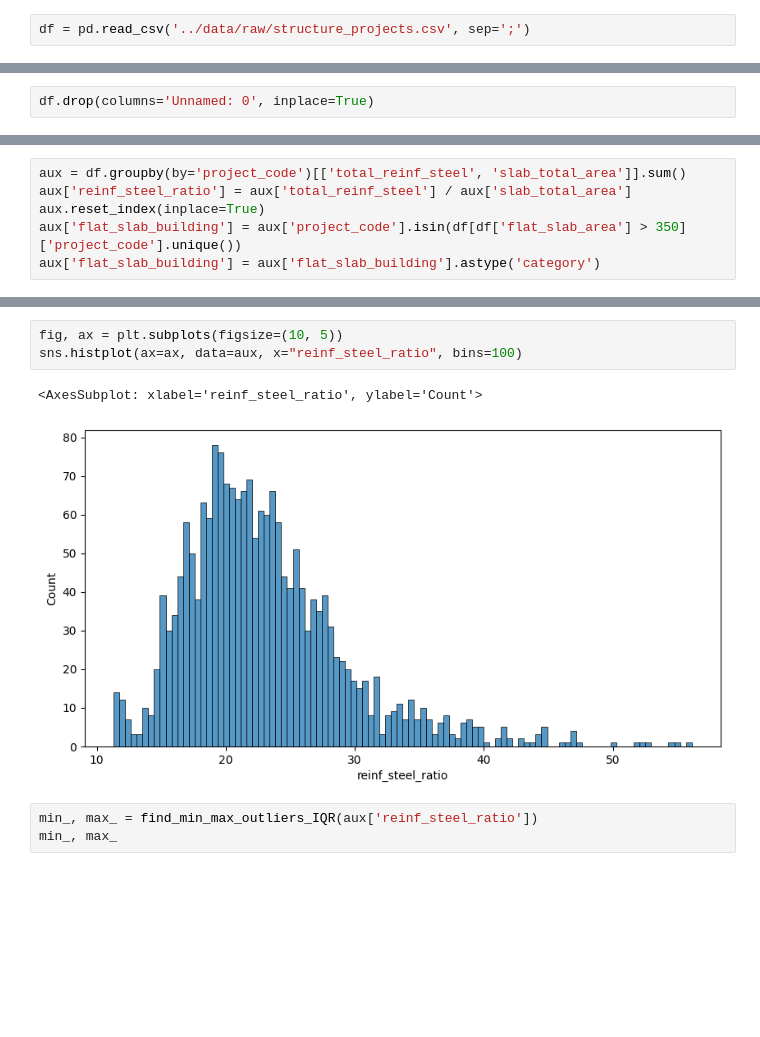
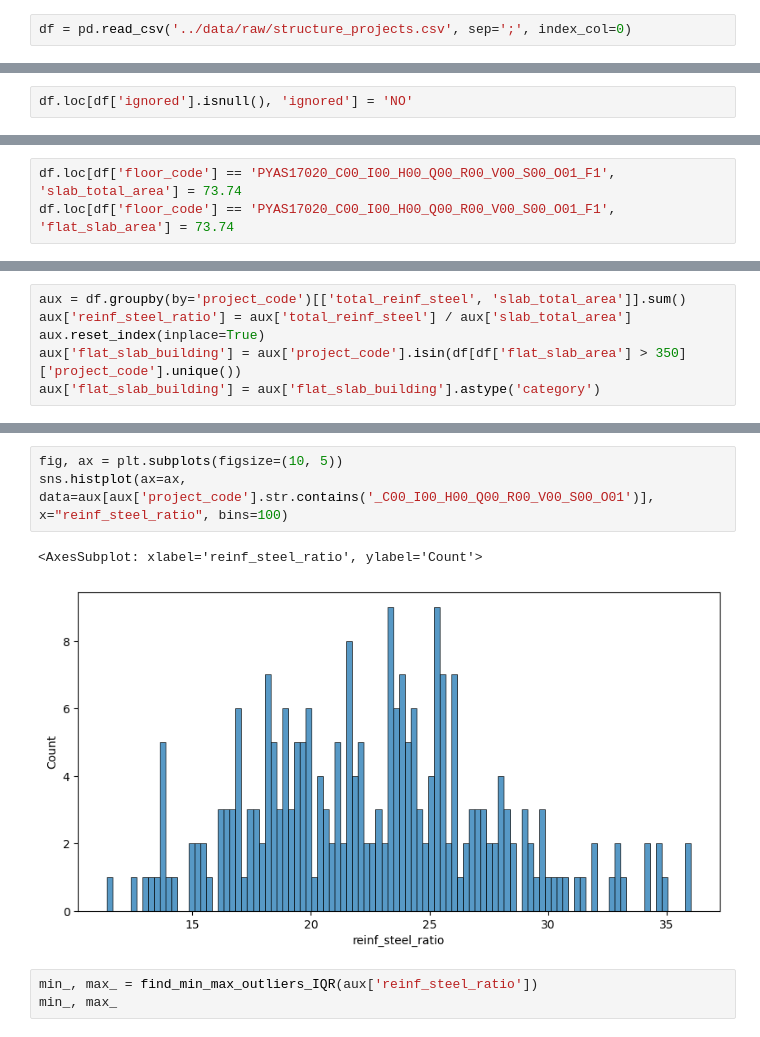
Before and after one commit to pablo-campillo/reinf-steel-ratio-regressor, a Jupyter notebook: notebooks/2.0-pcs-data-cleaning.ipynb, the cells around one changed output, grey strips where cells are left out. Drawn from its saved outputs; the diff is of its cells as text; blank space fills up the shorter version.

```diff
--- a/notebooks/2.0-pcs-data-cleaning.ipynb
+++ b/notebooks/2.0-pcs-data-cleaning.ipynb
@@ -6,7 +6,7 @@ from matplotlib import pyplot as plt
 import seaborn as sns
 import pandas as pd
 # %%
-df = pd.read_csv('../data/raw/structure_projects.csv', sep=';')
+df = pd.read_csv('../data/raw/structure_projects.csv', sep=';', index_col=0)
 # %%
 df.info(150)
 # %% [output]
@@ -34,2 +32,0 @@ Data cleaning is divided by group of variables but the target one that is consid
-# %%
-df.drop(columns='Unnamed: 0', inplace=True)
@@ -35,0 +69,2 @@ df.drop(columns='Unnamed: 0', inplace=True)
+# %%
+df.loc[df['ignored'].isnull(), 'ignored'] = 'NO'
@@ -383,4 +474,7 @@ array(['PYAS17020_C00_I00_H00_Q00_R00_V00_S00_O01',
 # %% [markdown]
 - Parece error: PYAS17020_C00_I00_H00_Q00_R00_V00_S00_O01, 232,52 debería ser 32.52, y concrete_m3_ratio es muy alto
 - El resto tienen todas las plantas flat slab
+# %%
+df.loc[df['floor_code'] == 'PYAS17020_C00_I00_H00_Q00_R00_V00_S00_O01_F1', 'slab_total_area'] = 73.74
+df.loc[df['floor_code'] == 'PYAS17020_C00_I00_H00_Q00_R00_V00_S00_O01_F1', 'flat_slab_area'] = 73.74
 # %%
@@ -456,9 +556,9 @@ sns.boxplot(aux, x="reinf_steel_ratio", y="flat_slab_building")
 # %%
 fig, ax = plt.subplots(figsize=(10, 5))
-sns.histplot(ax=ax, data=aux, x="reinf_steel_ratio", bins=100)
+sns.histplot(ax=ax, data=aux[aux['project_code'].str.contains('_C00_I00_H00_Q00_R00_V00_S00_O01')], x="reinf_steel_ratio", bins=100)
 # %% [output]
 <AxesSubplot: xlabel='reinf_steel_ratio', ylabel='Count'>
-[figure, old version]
+[figure, new version]
 # %%
 min_, max_ = find_min_max_outliers_IQR(aux['reinf_steel_ratio'])
 min_, max_
```
Also changed, not shown: parts of 90 cells of this notebook, 3 other files.
